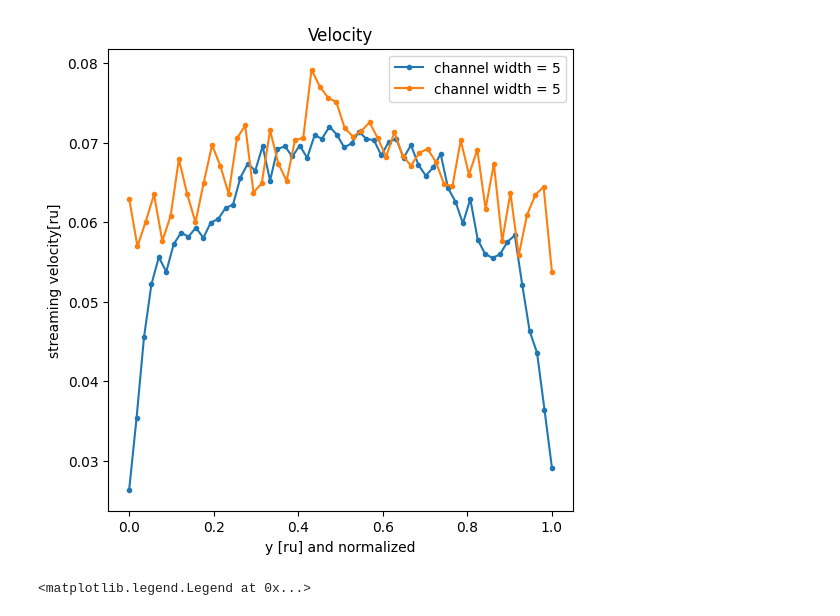
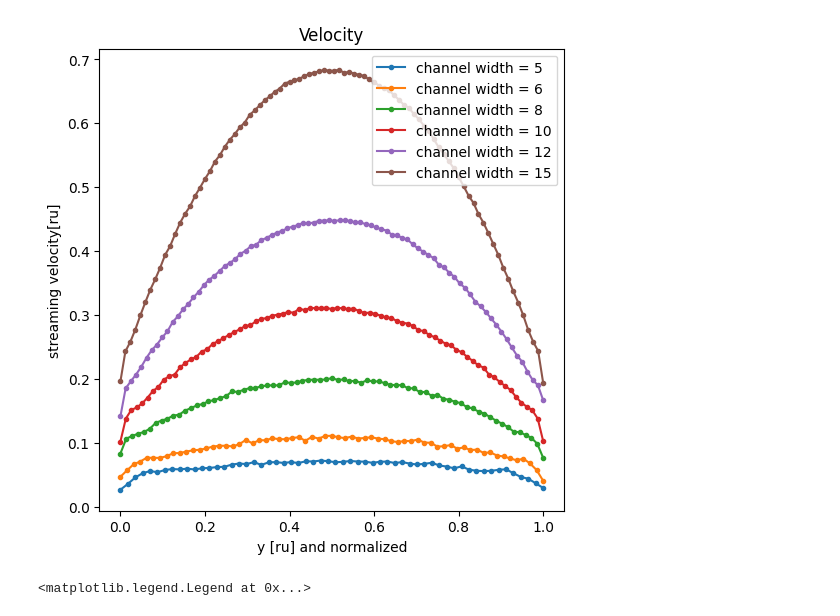
Before and after one commit to Cyandied/MathPhyscisSubjectModuleProject, a Jupyter notebook: MDSimulation/plot.ipynb, the cells around one changed output. Cells and saved outputs as stored; diff of their text form; code cells hidden in the pictures.

```diff
--- a/MDSimulation/plot.ipynb
+++ b/MDSimulation/plot.ipynb
@@ -56,39 +56,47 @@ def plotV(table,lbl):
     plt.legend()
 
 
 
 def plot(ax,file,lbl,all):
     table = getTable(f'../Tests/{file}.dat')
     if all:
         plotAll(ax,table,lbl)
     else:
         plotV(table,lbl)
 
 all = not True
 
 fig,ax = plt.subplots(1,3 if all else 1,sharex=False,figsize=(15 if all else 6,6))
 
 plot(ax,"WG9","channel width = 5",all)
-# plot(ax,"WG8","channel width = 8",all)
+plot(ax,"WG10","channel width = 6",all)
+plot(ax,"WG8","channel width = 8",all)
+plot(ax,"WG1","channel width = 10",all)
+plot(ax,"WG2","channel width = 12",all)
+plot(ax,"WG3","channel width = 15",all)
+
 # plot(ax,"WG1","Pressure=0.01",all)
-# plot(ax,"WG2","channel width = 12",all)
-# plot(ax,"WG3","channel width = 15",all)
 # plot(ax,"WG4","Pressure=0.03",all)
 # plot(ax,"WG5","Pressure=0.05",all)
 # plot(ax,"WG6","Pressure=0.08",all)
 # plot(ax,"WG7","Pressure=0.1",all)
+# plot(ax,"WG11","Pressure=0.12",all)
 
-plot(ax,"WAu9","channel width = 5",all)
+# plot(ax,"WAu9","channel width = 5",all)
+# plot(ax,"WAu10","channel width = 6",all)
 # plot(ax,"WAu8","channel width = 8",all)
-# plot(ax,"WAu1","Pressure=0.01",all)
+# plot(ax,"WAu1","channel width = 10",all)
 # plot(ax,"WAu2","channel width = 12",all)
 # plot(ax,"WAu3","channel width = 15",all)
+
+# plot(ax,"WAu1","Pressure=0.01",all)
 # plot(ax,"WAu4","Pressure=0.03",all)
 # plot(ax,"WAu5","Pressure=0.05",all)
 # plot(ax,"WAu6","Pressure=0.08",all)
 # plot(ax,"WAu7","Pressure=0.1",all)
+# plot(ax,"WAu11","Pressure=0.12",all)
 # %% [output]
-[figure, old version]
+[figure, new version]
 # %%
 def line(x,a,b):
     return x*a+b
```
Also changed, not shown: parts of 2 cells of this notebook, 5 other files.
